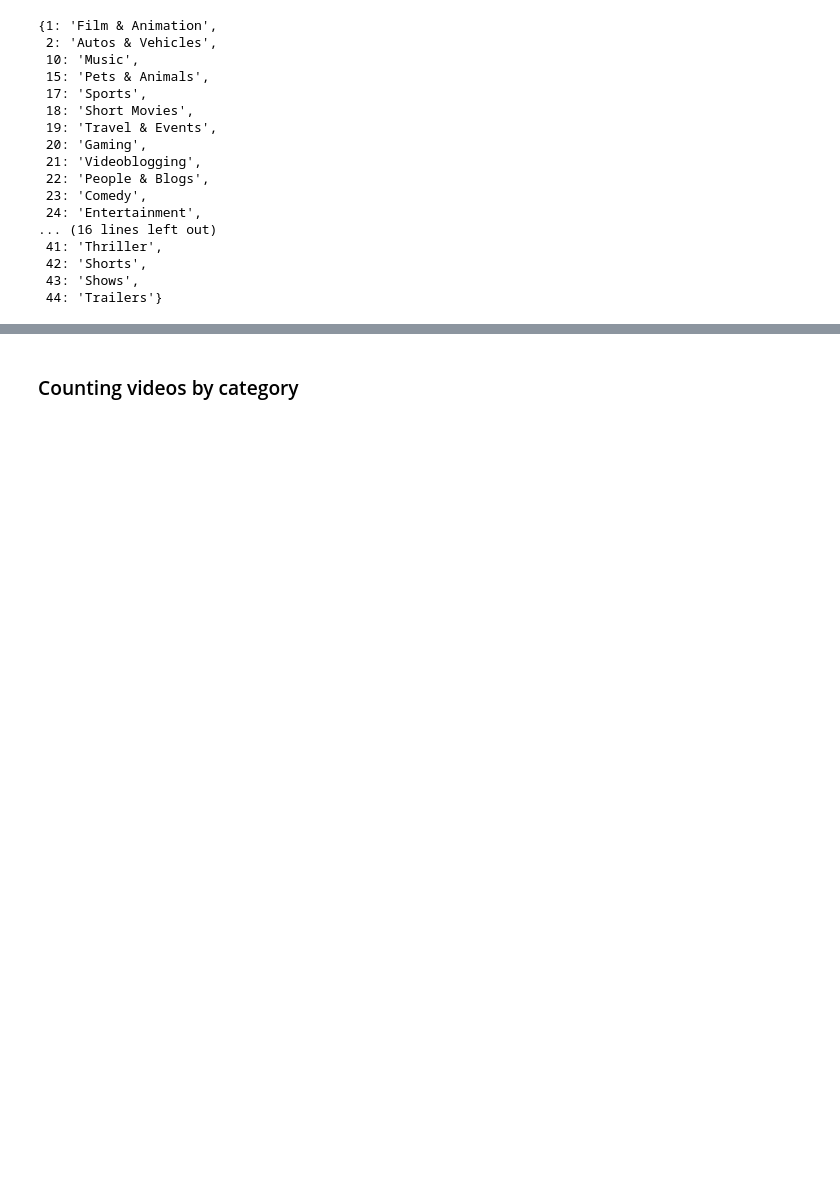
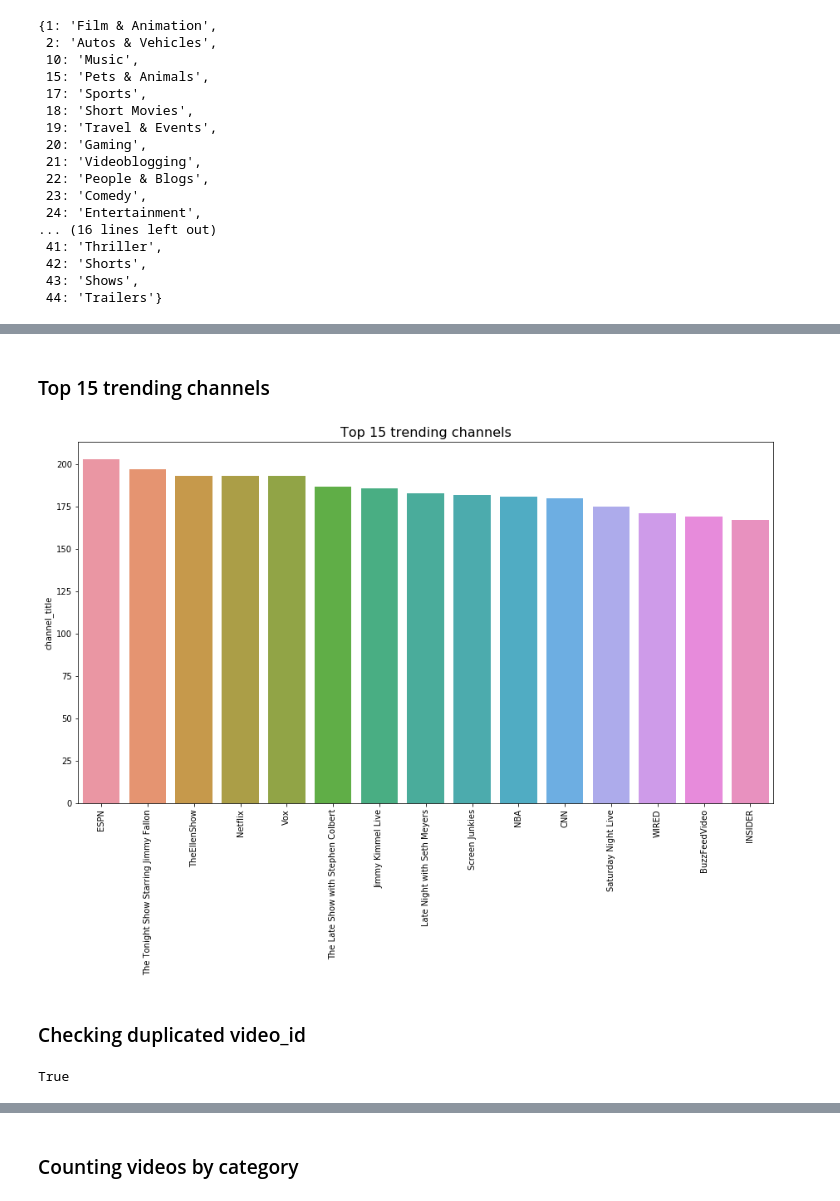
Before and after one commit to juyamauti/YoutubeEDA, a Jupyter notebook: Youtube_TrendingVideosEDA.ipynb, the cells around one changed output, grey strips where cells are left out. Cells and saved outputs as stored; diff of their text form; code cells hidden in the pictures; blank space fills up the shorter version.

```diff
--- a/Youtube_TrendingVideosEDA.ipynb
+++ b/Youtube_TrendingVideosEDA.ipynb
@@ -119,3 +134,18 @@ df.head(3)
 | 0 | 2kyS6SvSYSE | 17.14.11 | WE WANT TO TALK ABOUT OUR MARRIAGE | CaseyNeistat | 22 | 2017-11-13T17:13:01.000Z | SHANtell martin | 748374 | 57527 | ... |
 | 1 | 1ZAPwfrtAFY | 17.14.11 | The Trump Presidency: Last Week T... | LastWeekTonight | 24 | 2017-11-13T07:30:00.000Z | last week tonight trump presidenc... | 2418783 | 97185 | ... |
 | 2 | 5qpjK5DgCt4 | 17.14.11 | Racist Superman | Rudy Mancuso, K... | Rudy Mancuso | 23 | 2017-11-12T19:05:24.000Z | racist superman|"rudy"|"mancuso"|... | 3191434 | 146033 | ... |
+# %% [markdown]
+### Top 15 trending channels
+# %%
+top_channel = pd.DataFrame(df['channel_title'].value_counts().head(15))
+
+plt.figure(figsize = (15,8))
+categorychart = sns.barplot(
+    x=top_channel.index,
+    y='channel_title',
+    data = top_channel
+)
+plt.title('Top 15 trending channels', fontsize=16)
+tl = categorychart.set_xticklabels(categorychart.get_xticklabels(), rotation=90)
+# %% [output]
+[figure, added]
@@ -121,0 +158,6 @@ df.head(3)
+# %% [markdown]
+### Checking duplicated video_id
+# %%
+df['video_id'].duplicated().any()
+# %% [output]
+True
```
Also changed, not shown: parts of 46 cells of this notebook.
